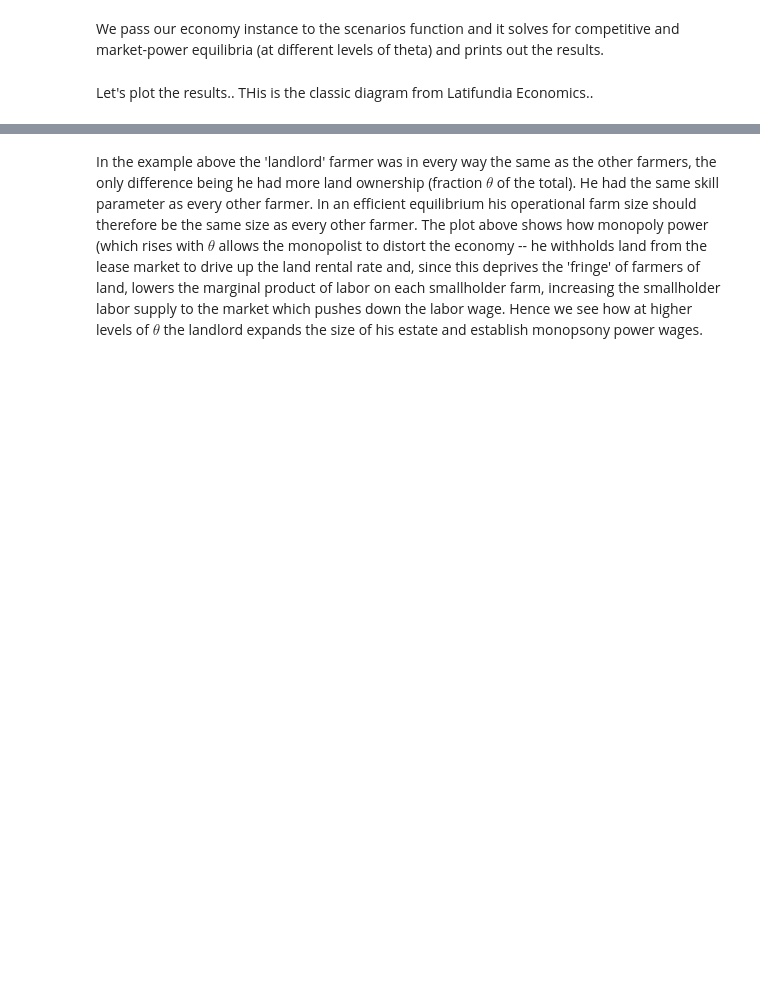
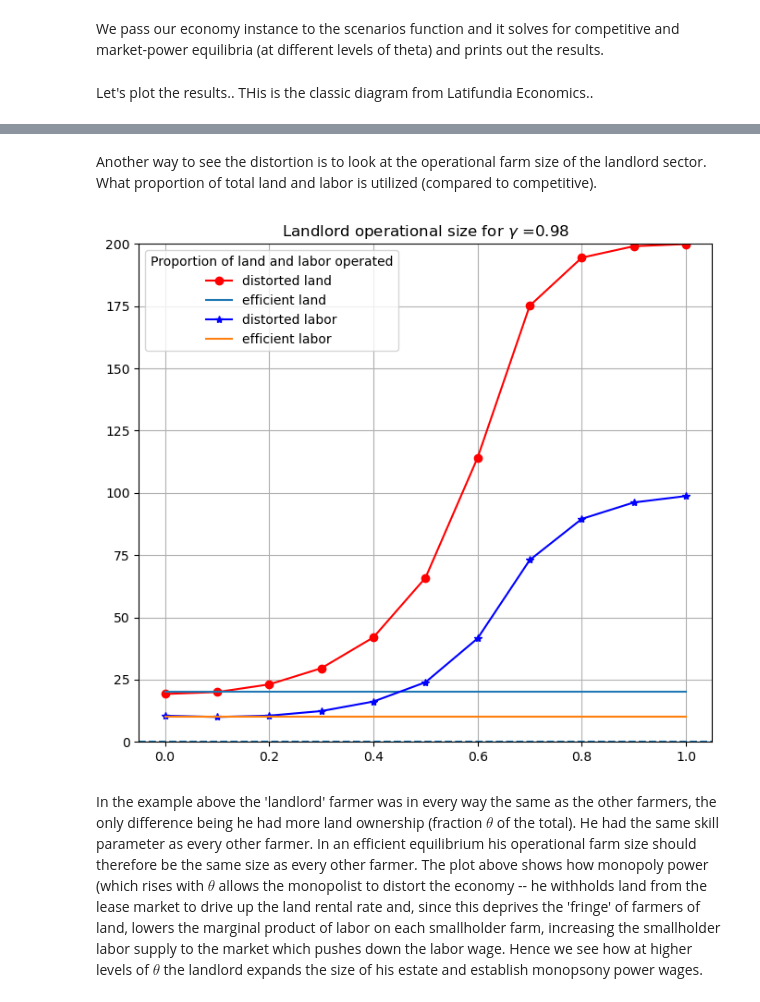
Before and after one commit to jhconning/geqfarm, a Jupyter notebook: LatifundiaEconomics.ipynb, the cells around one changed output, grey strips where cells are left out. Drawn from its saved outputs; the diff is of its cells as text; code cells hidden in the pictures; blank space fills up the shorter version.

```diff
--- a/LatifundiaEconomics.ipynb
+++ b/LatifundiaEconomics.ipynb
@@ -140,3 +177,9 @@ factor_plot(E,Xrc,Xr)
+# %% [markdown]
+Another way to see the distortion is to look at the operational farm size of the landlord sector. What proportion of total land and labor is utilized (compared to competitive).
+# %%
+propn_plot(E,Xrc,Xr);
+# %% [output]
+[figure, added]
 # %% [markdown]
 In the example above the 'landlord' farmer was in every way the same as the other farmers, the only difference being he had more land ownership (fraction $\theta$ of the total). He had the same skill parameter as every other farmer. In an efficient equilibrium his operational farm size should therefore be the same size as every other farmer. The plot above shows how monopoly power (which rises with $\theta$ allows the monopolist to distort the economy -- he withholds land from the lease market to drive up the land rental rate and, since this deprives the 'fringe' of farmers of land, lowers the marginal product of labor on each smallholder farm, increasing the smallholder labor supply to the market which pushes down the labor wage.  Hence we see how at higher levels of $\theta$ the landlord expands the size of his estate and establish monopsony power wages.
 # %% [markdown]
```
Also changed, not shown: parts of 27 cells of this notebook, 3 other files.
